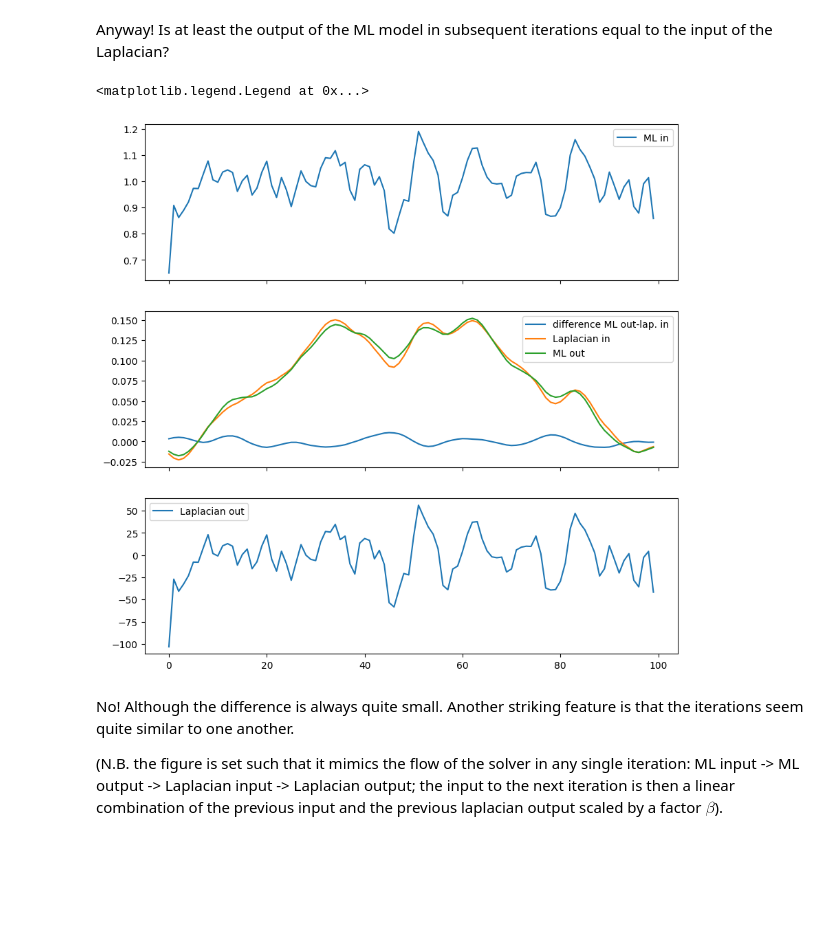
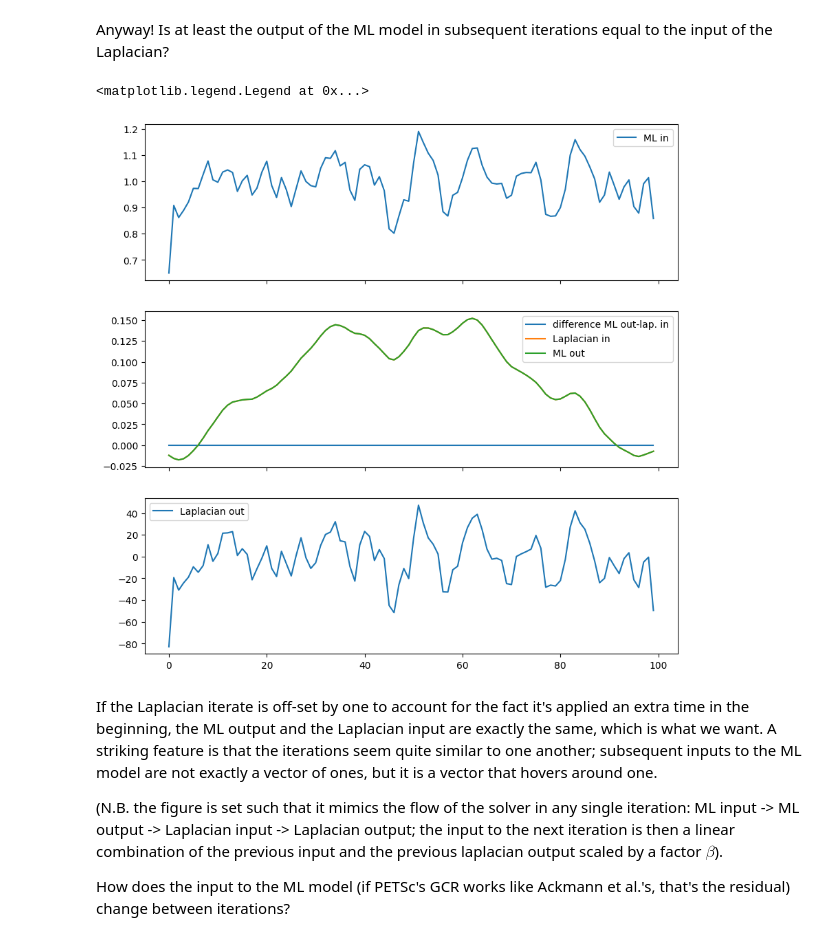
Before and after one commit to benni-bu/gusto, a Jupyter notebook: learning/testnb.ipynb, the cells around one changed output. Cells and saved outputs as stored; diff of their text form; code cells hidden in the pictures; blank space fills up the shorter version.

```diff
--- a/learning/testnb.ipynb
+++ b/learning/testnb.ipynb
@@ -267,19 +267,21 @@ Anyway! Is at least the output of the ML model in subsequent iterations equal to
 # %%
 it = 1
 fig, ax = plt.subplots(3,1, sharex = True, figsize = (10, 10))
-ax[1].plot(ml_outvecs[it] - lapl_invecs[it], label = 'difference ML out-lap. in')
-ax[1].plot(lapl_invecs[it], label = 'Laplacian in')
+ax[1].plot(ml_outvecs[it] - lapl_invecs[it+1], label = 'difference ML out-lap. in')
+ax[1].plot(lapl_invecs[it+1], label = 'Laplacian in')
 ax[1].plot(ml_outvecs[it], label = 'ML out')
 ax[1].legend()
 
 ax[0].plot(ml_invecs[it], label = 'ML in')
-ax[2].plot(lapl_outvecs[it], label = 'Laplacian out')
+ax[2].plot(lapl_outvecs[it+1], label = 'Laplacian out')
 ax[0].legend()
 ax[2].legend()
 # %% [output]
 <matplotlib.legend.Legend at 0x...>
-[figure, old version]
+[figure, new version]
 # %% [markdown]
-No! Although the difference is always quite small. Another striking feature is that the iterations seem quite similar to one another.
+If the Laplacian iterate is off-set by one to account for the fact it's applied an extra time in the beginning, the ML output and the Laplacian input are exactly the same, which is what we want. A striking feature is that the iterations seem quite similar to one another; subsequent inputs to the ML model are not exactly a vector of ones, but it is a vector that hovers around one.
 
 (N.B. the figure is set such that it mimics the flow of the solver in any single iteration: ML input -> ML output -> Laplacian input -> Laplacian output; the input to the next iteration is then a linear combination of the previous input and the previous laplacian output scaled by a factor $\beta$).
+
+How does the input to the ML model (if PETSc's GCR works like Ackmann et al.'s, that's the residual) change between iterations?
```
Also changed, not shown: parts of 14 cells of this notebook, 2 other files.
